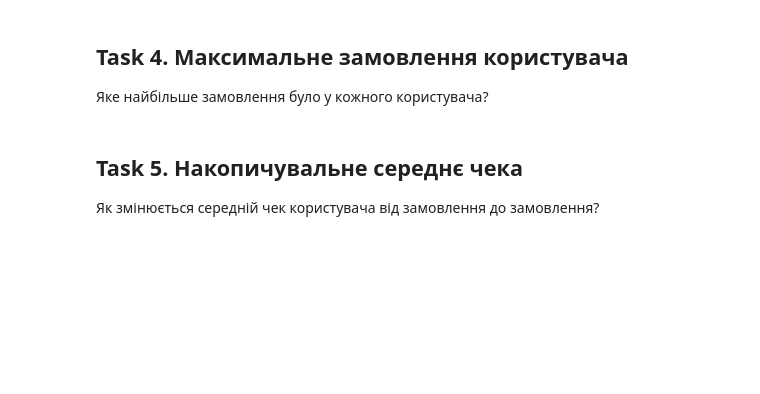
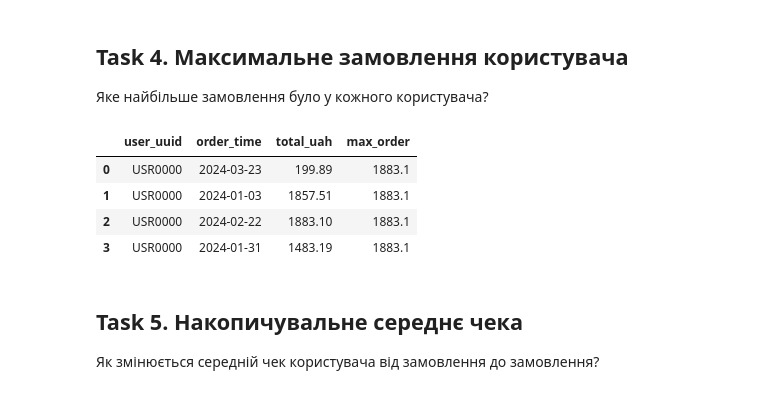
Before and after one commit to cpython-projects/python_da_17_03_26, a Jupyter notebook: lesson_26_hw.ipynb, the cells around one changed output. Cells and saved outputs as stored; diff of their text form; code cells hidden in the pictures; blank space fills up the shorter version.

```diff
--- a/lesson_26_hw.ipynb
+++ b/lesson_26_hw.ipynb
@@ -12,6 +88,25 @@
 # %% [markdown]
 ## Task 4. Максимальне замовлення користувача
 Яке найбільше замовлення було у кожного користувача?
+# %%
+query = """
+SELECT  user_uuid,
+        order_time,
+        total_uah,
+        MAX(total_uah) OVER (
+          PARTITION BY user_uuid
+        ) as max_order
+FROM orders_log
+"""
+
+df = pd.read_sql(query, engine)
+df[df.user_uuid == 'USR0000']
+# %% [output]
+|  | user_uuid | order_time | total_uah | max_order |
+| 0 | USR0000 | 2024-03-23 | 199.89 | 1883.1 |
+| 1 | USR0000 | 2024-01-03 | 1857.51 | 1883.1 |
+| 2 | USR0000 | 2024-02-22 | 1883.10 | 1883.1 |
+| 3 | USR0000 | 2024-01-31 | 1483.19 | 1883.1 |
 # %% [markdown]
 ## Task 5. Накопичувальне середнє чека
 Як змінюється середній чек користувача від замовлення до замовлення?
```
Also changed, not shown: parts of 8 cells of this notebook.
